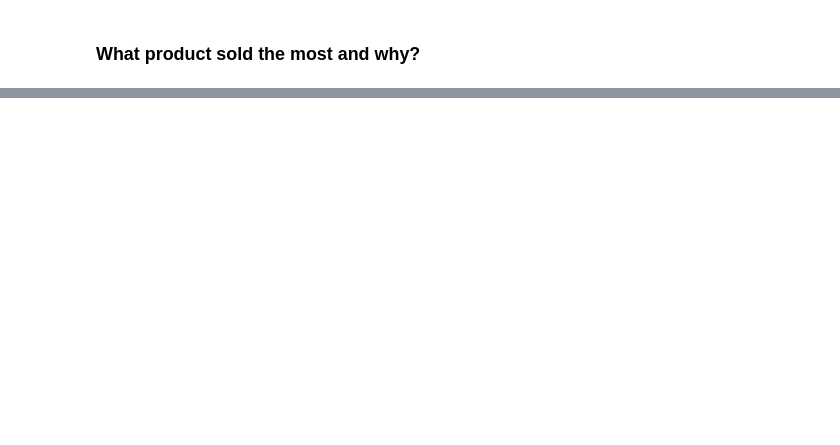
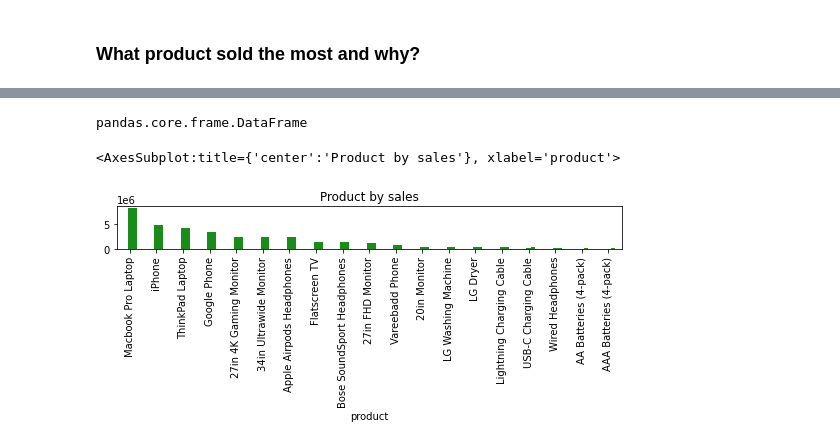
Before and after one commit to Nkem-Nwatu/Business-Analytics, a Jupyter notebook: Analytics.ipynb, the cells around one changed output, grey strips where cells are left out. Saved outputs shown, nothing was run; the diff lists cells and outputs as text; code cells hidden in the pictures; blank space fills up the shorter version.

```diff
--- a/Analytics.ipynb
+++ b/Analytics.ipynb
@@ -473,0 +633,18 @@ plt.ylabel('Sum of order_sales', fontsize=18);
+# %%
+c = Sales_Data.groupby('product').sum('quantity_ordered').sort_values(by = 'quantity_ordered', ascending = False)
+type(c)
+# %% [output]
+pandas.core.frame.DataFrame
+# %%
+
+a = Sales_Data.groupby('product').sum('order_sales').sort_values(by = 'order_sales', ascending = False)
+a.plot(kind='bar', title='Product by sales',  color='green', alpha=.9, legend = None  );
+
+# plt.xlabel('', fontsize=18)
+# plt.figure(figsize=(8,8))
+# plt.ylabel('Sum of order_sales', fontsize=18)
+# plt.yticks([]);
+# plt.show
+# %% [output]
+<AxesSubplot:title={'center':'Product by sales'}, xlabel='product'>
+[figure, added]
```
Also changed, not shown: parts of 27 cells of this notebook.
